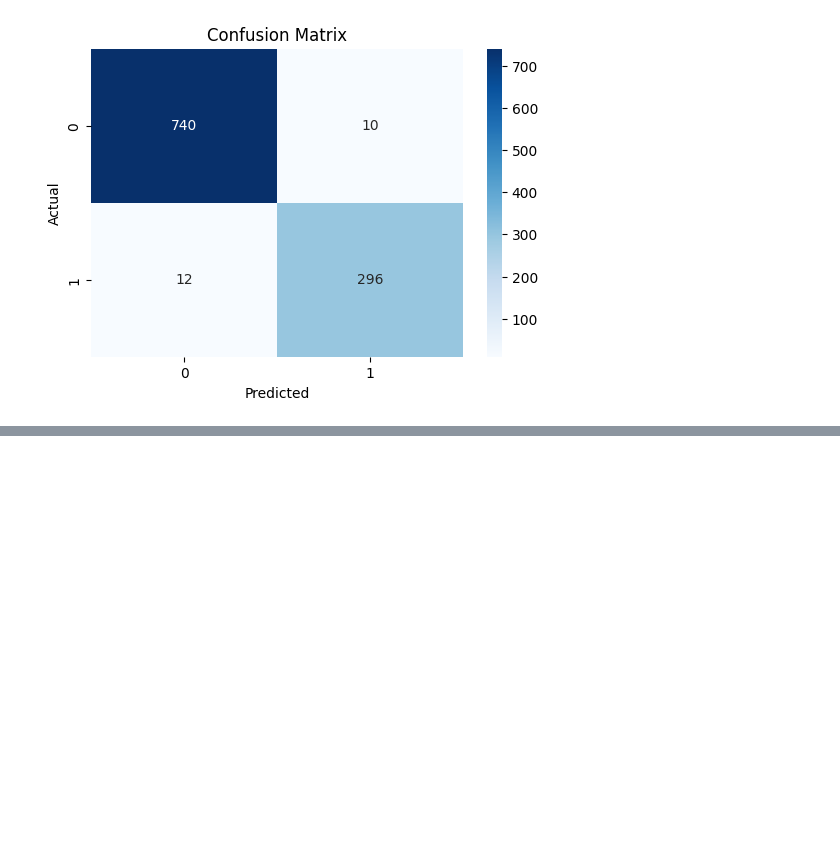
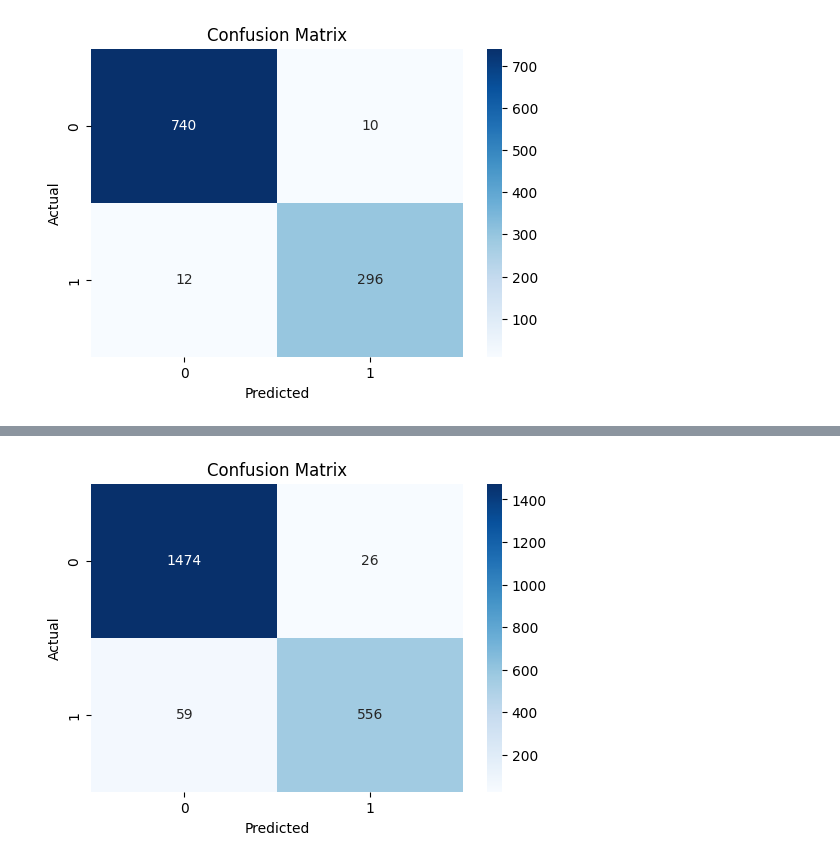
Before and after one commit to sergekamanzi/Fraud-Detection, a Jupyter notebook: fraud.ipynb, the cells around one changed output, grey strips where cells are left out. Drawn from its saved outputs; the diff is of its cells as text; code cells hidden in the pictures; blank space fills up the shorter version.

```diff
--- a/fraud.ipynb
+++ b/fraud.ipynb
@@ -158,0 +558,95 @@ Recall: 0.9610
+# %%
+import pandas as pd
+import numpy as np
+import matplotlib.pyplot as plt
+import seaborn as sns
+from sklearn.model_selection import train_test_split
+from sklearn.preprocessing import StandardScaler, LabelEncoder
+import tensorflow as tf
+from tensorflow.keras.models import Sequential
+from tensorflow.keras.layers import Dense
+from sklearn.metrics import accuracy_score, precision_score, recall_score, f1_score, confusion_matrix
+
+# Load the dataset
+file_path = "/content/frauds_dataset.csv"
+df = pd.read_csv(file_path)
+
+# Encode categorical variables
+label_encoder = LabelEncoder()
+df['type'] = label_encoder.fit_transform(df['type'])
+df['nameOrig'] = label_encoder.fit_transform(df['nameOrig'])
+df['nameDest'] = label_encoder.fit_transform(df['nameDest'])
+
+# Feature Engineering
+df['balance_change_orig'] = df['oldbalanceOrg'] - df['newbalanceOrig']
+df['balance_change_dest'] = df['oldbalanceDest'] - df['newbalanceDest']
+df['transaction_ratio_orig'] = df['amount'] / (df['oldbalanceOrg'] + 1)  # Avoid division by zero
+df['transaction_ratio_dest'] = df['amount'] / (df['oldbalanceDest'] + 1)
+
+# Handle missing values
+df.fillna(df.median(), inplace=True)
+
+# Drop unnecessary columns
+df.drop(columns=['nameDest', 'isFlaggedFraud'], inplace=True)
+
+# Split features and target
+X = df.drop(columns=['isFraud'])
+Y = df['isFraud']
+
+# Normalize features
+scaler = StandardScaler()
+X_scaled = scaler.fit_transform(X)
+
+# Split into train and test sets
+X_train, X_test, Y_train, Y_test = train_test_split(X_scaled, Y, test_size=0.3, random_state=42, stratify=Y)
+
+# Define a simple neural network model
+model = Sequential([
+    Dense(64, activation='relu', input_shape=(X_train.shape[1],)),
+    Dense(32, activation='relu'),
+    Dense(1, activation='sigmoid')
+])
+
+# Compile the model
+model.compile(optimizer='adam', loss='binary_crossentropy', metrics=['accuracy'])
+
+# Train the model
+model.fit(X_train, Y_train, validation_data=(X_test, Y_test), epochs=10, batch_size=32, verbose=1)
+
+# Make predictions
+Y_pred_probs = model.predict(X_test)
+Y_pred = (Y_pred_probs > 0.5).astype(int)
+
+# Evaluate the model
+accuracy = accuracy_score(Y_test, Y_pred)
+precision = precision_score(Y_test, Y_pred)
+recall = recall_score(Y_test, Y_pred)
+f1 = f1_score(Y_test, Y_pred)
+
+# Print evaluation metrics
+print(f"Accuracy: {accuracy:.4f}")
+print(f"Precision: {precision:.4f}")
+print(f"Recall: {recall:.4f}")
+print(f"F1 Score: {f1:.4f}")
+
+# Generate Confusion Matrix
+conf_matrix = confusion_matrix(Y_test, Y_pred)
+
+# Plot Confusion Matrix
+plt.figure(figsize=(6,4))
+sns.heatmap(conf_matrix, annot=True, fmt="d", cmap="Blues")
+plt.xlabel("Predicted")
+plt.ylabel("Actual")
+plt.title("Confusion Matrix")
+plt.show()
+
+# Plot Actual vs Predicted values
+plt.figure(figsize=(10,5))
+plt.plot(Y_test.values[:100], label="Actual", marker='o', linestyle="")
+plt.plot(Y_pred[:100], label="Predicted", marker='x', linestyle="")
+plt.xlabel("Sample Index")
+plt.ylabel("Fraud Label (0=No Fraud, 1=Fraud)")
+plt.title("Actual vs Predicted Fraud Cases")
+plt.legend()
+plt.show()
+# %% [output]
@@ -158,0 +671 @@ Recall: 0.9610
+[figure, added]
```
Also changed, not shown: parts of 10 cells of this notebook.
